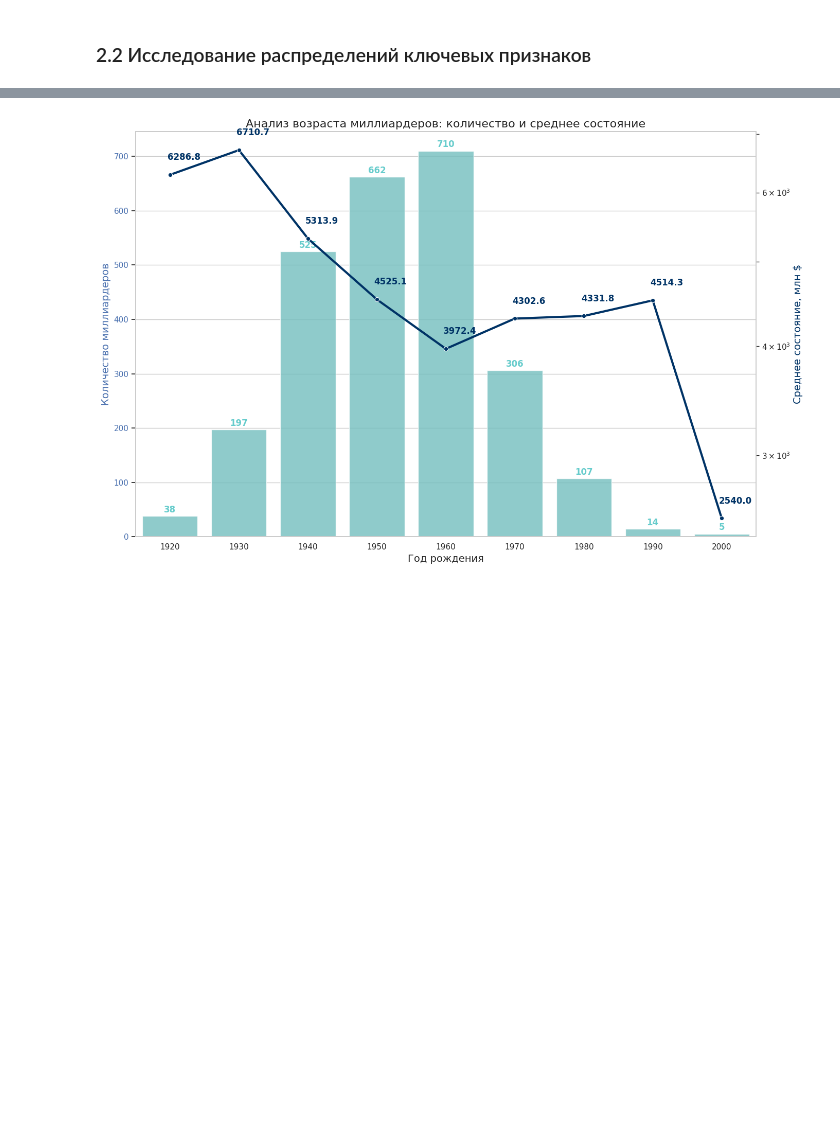
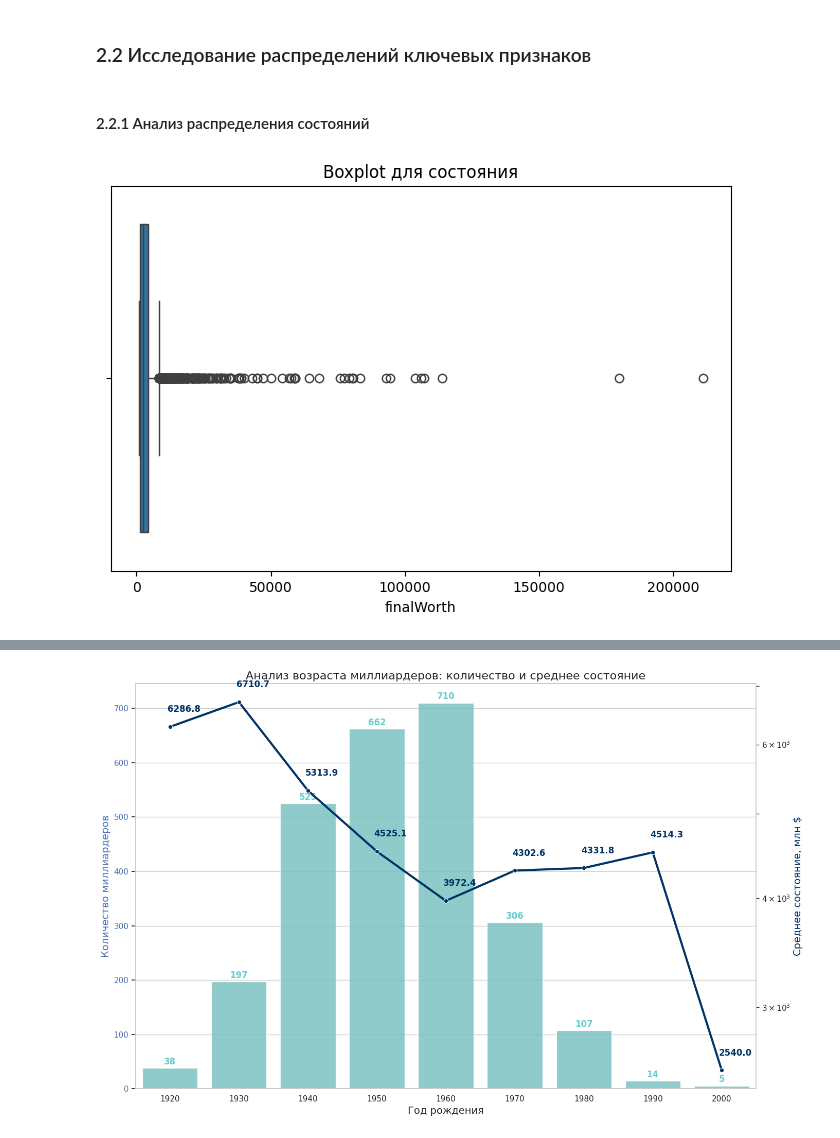
Before and after one commit to YanaStekolshchikova/StatPrak25, a Jupyter notebook: Untitled5.ipynb, the cells around one changed output, grey strips where cells are left out. Drawn from its saved outputs; the diff is of its cells as text; code cells hidden in the pictures; blank space fills up the shorter version.

```diff
--- a/Untitled5.ipynb
+++ b/Untitled5.ipynb
@@ -64,3 +62,13 @@ data = data.dropna(subset=['birthYear']) #удалили строки с про
 # в целом можно чисто по мере пользования заполнить если что а пока оставить так
 # %% [markdown]
 ### 2.2 Исследование распределений ключевых признаков
+# %% [markdown]
+#### 2.2.1 Aнализ распределения состояний
+# %%
+#распределение состояния
+plt.figure(figsize=(8,5))
+sns.boxplot(x=data['finalWorth'])
+plt.title('Boxplot для состояния')
+plt.show()
+# %% [output]
+[figure, added]
```
Also changed, not shown: parts of 12 cells of this notebook.
